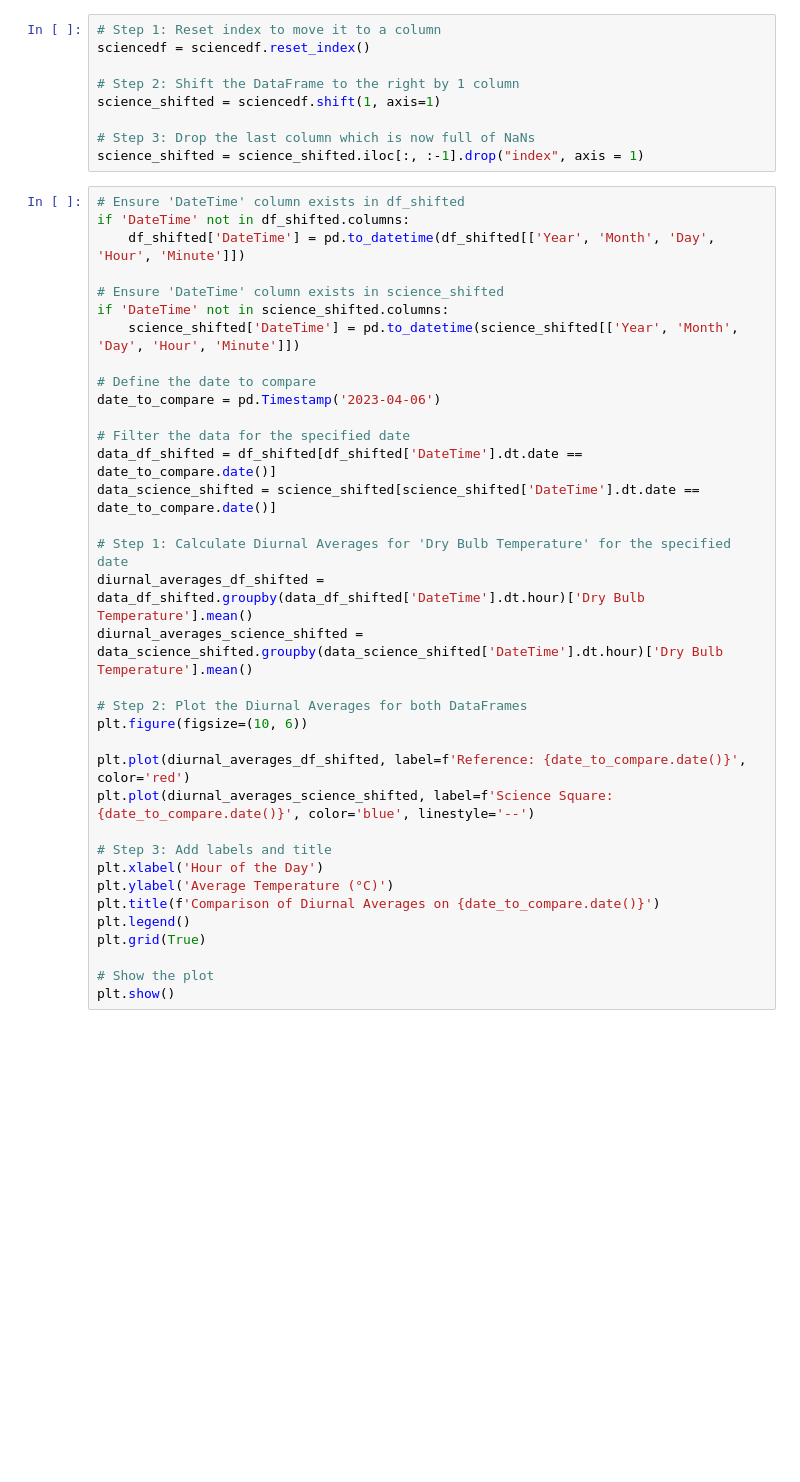
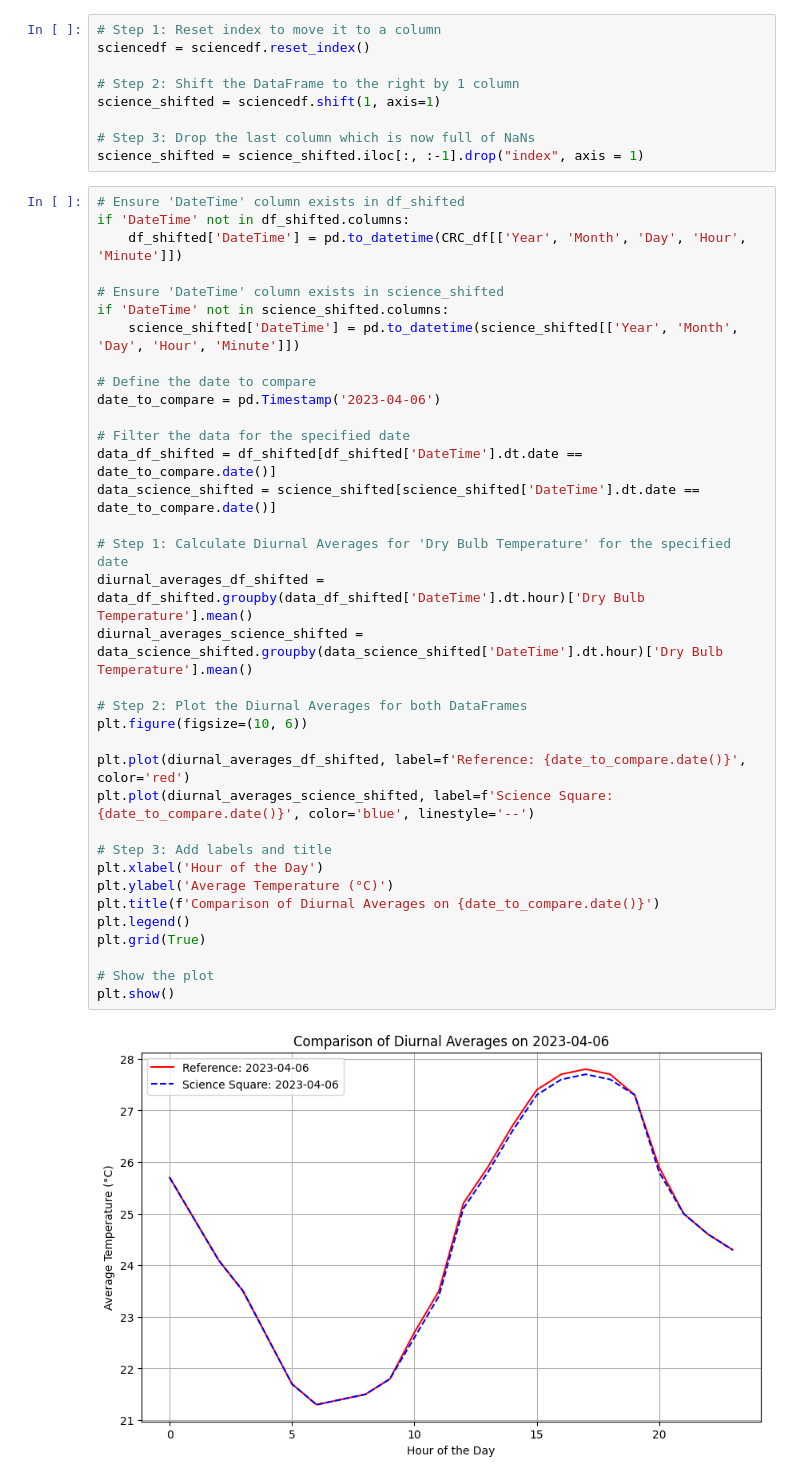
Before and after one commit to SustainableUrbanSystemsLab/CP-GNI2024-UWG, a Jupyter notebook: epw_creation.ipynb, the cells around one changed output. Drawn from its saved outputs; the diff is of its cells as text; blank space fills up the shorter version.

```diff
--- a/epw_creation.ipynb
+++ b/epw_creation.ipynb
@@ -307,38 +452,40 @@ science_shifted = science_shifted.iloc[:, :-1].drop("index", axis = 1)
 # %%
 # Ensure 'DateTime' column exists in df_shifted
 if 'DateTime' not in df_shifted.columns:
-    df_shifted['DateTime'] = pd.to_datetime(df_shifted[['Year', 'Month', 'Day', 'Hour', 'Minute']])
+    df_shifted['DateTime'] = pd.to_datetime(CRC_df[['Year', 'Month', 'Day', 'Hour', 'Minute']])
 
 # Ensure 'DateTime' column exists in science_shifted
 if 'DateTime' not in science_shifted.columns:
     science_shifted['DateTime'] = pd.to_datetime(science_shifted[['Year', 'Month', 'Day', 'Hour', 'Minute']])
 
 # Define the date to compare
 date_to_compare = pd.Timestamp('2023-04-06')
 
 # Filter the data for the specified date
 data_df_shifted = df_shifted[df_shifted['DateTime'].dt.date == date_to_compare.date()]
 data_science_shifted = science_shifted[science_shifted['DateTime'].dt.date == date_to_compare.date()]
 
 # Step 1: Calculate Diurnal Averages for 'Dry Bulb Temperature' for the specified date
 diurnal_averages_df_shifted = data_df_shifted.groupby(data_df_shifted['DateTime'].dt.hour)['Dry Bulb Temperature'].mean()
 diurnal_averages_science_shifted = data_science_shifted.groupby(data_science_shifted['DateTime'].dt.hour)['Dry Bulb Temperature'].mean()
 
 # Step 2: Plot the Diurnal Averages for both DataFrames
 plt.figure(figsize=(10, 6))
 
 plt.plot(diurnal_averages_df_shifted, label=f'Reference: {date_to_compare.date()}', color='red')
 plt.plot(diurnal_averages_science_shifted, label=f'Science Square: {date_to_compare.date()}', color='blue', linestyle='--')
 
 # Step 3: Add labels and title
 plt.xlabel('Hour of the Day')
 plt.ylabel('Average Temperature (°C)')
 plt.title(f'Comparison of Diurnal Averages on {date_to_compare.date()}')
 plt.legend()
 plt.grid(True)
 
 # Show the plot
 plt.show()
+# %% [output]
+[figure, added]
 # %%
 diurnal_averages_reference = df_shifted.groupby('Hour')['Dry Bulb Temperature'].mean()
 diurnal_averages_science = science_shifted.groupby('Hour')['Dry Bulb Temperature'].mean()
```
Also changed, not shown: parts of 27 cells of this notebook, 4 other files.
